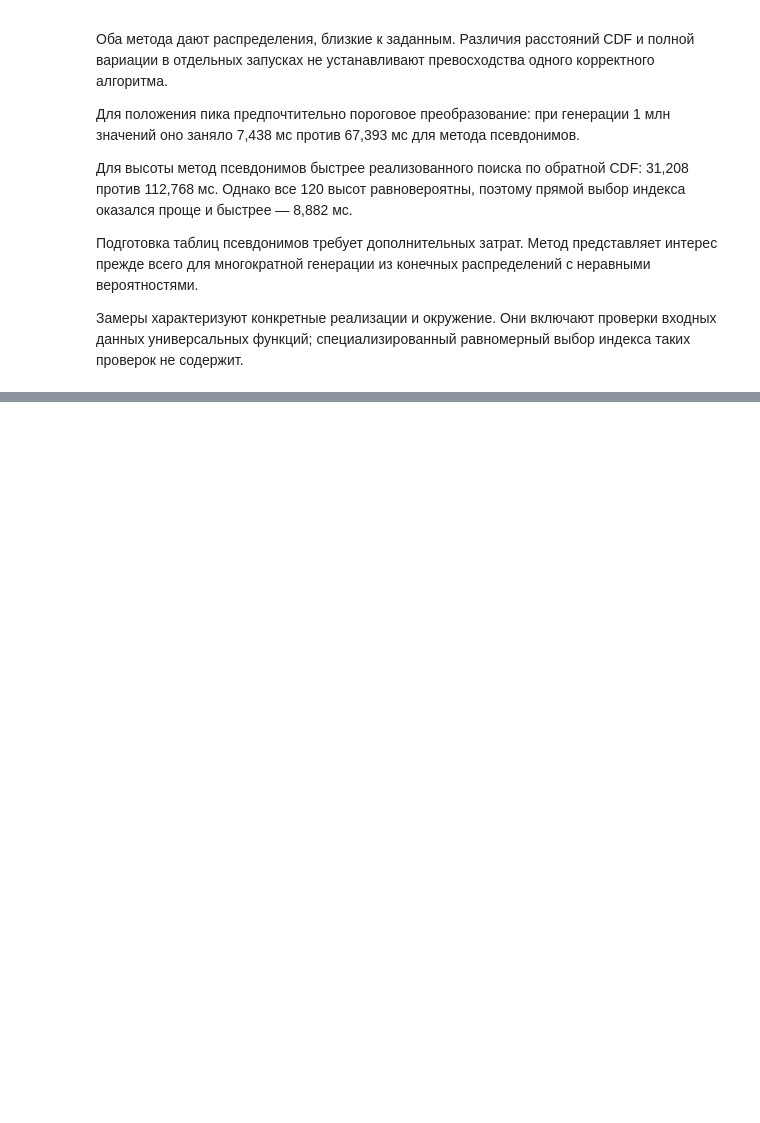
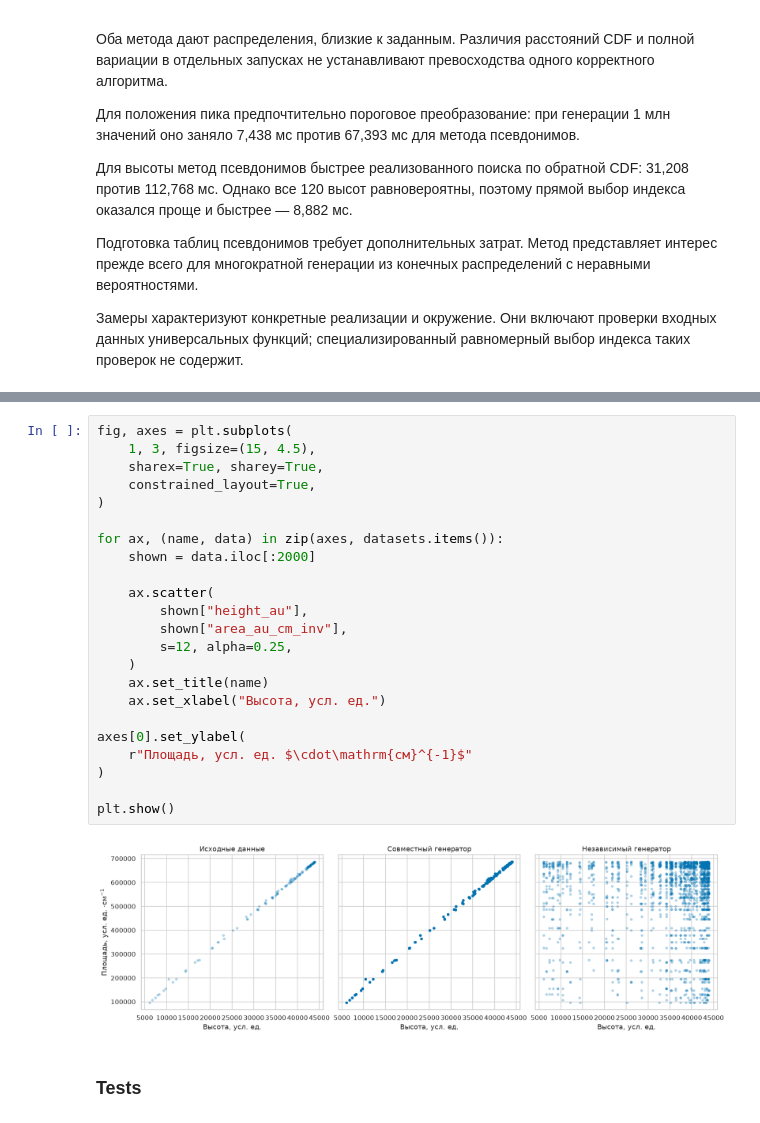
Before and after one commit to WalterPerjenko/LW_Statistic, a Jupyter notebook: raman/Lab01_sprint1_Raman.ipynb, the cells around one changed output, grey strips where cells are left out. Drawn from its saved outputs; the diff is of its cells as text; blank space fills up the shorter version.

```diff
--- a/raman/Lab01_sprint1_Raman.ipynb
+++ b/raman/Lab01_sprint1_Raman.ipynb
@@ -4133,0 +4321,27 @@ display(
+# %%
+fig, axes = plt.subplots(
+    1, 3, figsize=(15, 4.5),
+    sharex=True, sharey=True,
+    constrained_layout=True,
+)
+
+for ax, (name, data) in zip(axes, datasets.items()):
+    shown = data.iloc[:2000]
+
+    ax.scatter(
+        shown["height_au"],
+        shown["area_au_cm_inv"],
+        s=12, alpha=0.25,
+    )
+    ax.set_title(name)
+    ax.set_xlabel("Высота, усл. ед.")
+
+axes[0].set_ylabel(
+    r"Площадь, усл. ед. $\cdot\mathrm{см}^{-1}$"
+)
+
+plt.show()
+# %% [output]
+[figure, added]
+# %% [markdown]
+### Tests
```
Also changed, not shown: parts of 43 cells of this notebook, 1 other file.
